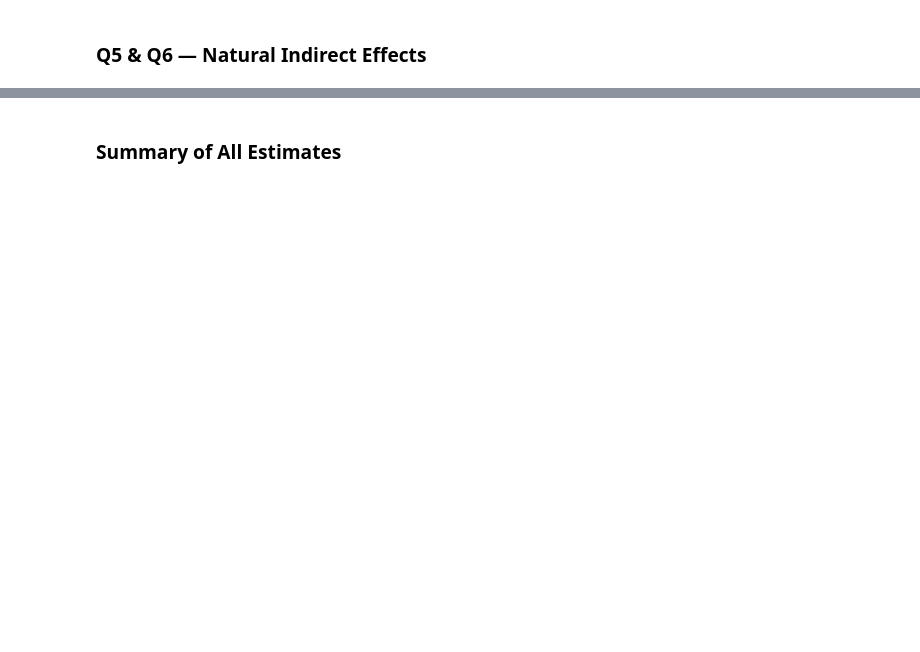
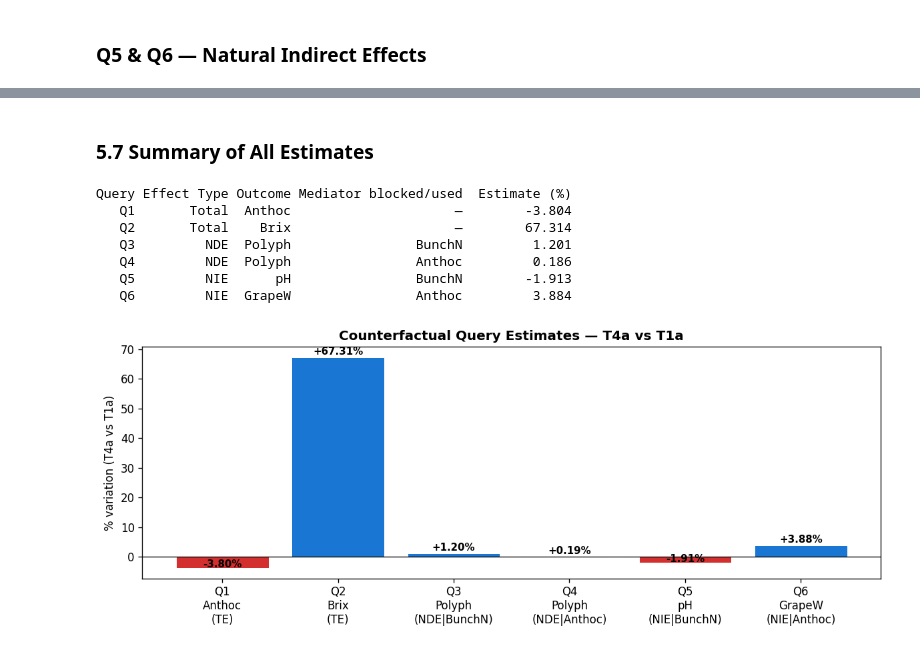
Before and after one commit to FRA-0023/Causal-Networks, a Jupyter notebook: notebooks/sangiovese_causal_exam.ipynb, the cells around one changed output, grey strips where cells are left out. Cells and saved outputs as stored; diff of their text form; code cells hidden in the pictures; blank space fills up the shorter version.

```diff
--- a/notebooks/sangiovese_causal_exam.ipynb
+++ b/notebooks/sangiovese_causal_exam.ipynb
@@ -524,37 +542,42 @@ print(f"  This indirect component {'increases' if Q6>0 else 'decreases'} GrapeW
 # %% [markdown]
-### Summary of All Estimates
+### 5.7 Summary of All Estimates
 # %%
-summary = {
-    "Query": ["Q1", "Q2", "Q3", "Q4", "Q5", "Q6"],
-    "Effect Type": [
-        "Total Effect", "Total Effect",
-        "Natural Direct Effect", "Natural Direct Effect",
-        "Natural Indirect Effect", "Natural Indirect Effect"
-    ],
-    "Outcome": ["Anthoc", "Brix", "Polyph (block BunchN)",
-                 "Polyph (block Anthoc)", "pH (via BunchN)", "GrapeW (via Anthoc)"],
-    "Estimate (% variation)": [Q1, Q2, Q3, Q4, Q5, Q6]
+results = {
+    "Query": ["Q1","Q2","Q3","Q4","Q5","Q6"],
+    "Effect Type": ["Total","Total","NDE","NDE","NIE","NIE"],
+    "Outcome": ["Anthoc","Brix","Polyph","Polyph","pH","GrapeW"],
+    "Mediator blocked/used": ["—","—","BunchN","Anthoc","BunchN","Anthoc"],
+    "Estimate (%)": [round(Q1,3), round(Q2,3), round(Q3,3),
+                     round(Q4,3), round(Q5,3), round(Q6,3)]
 }
-df_summary = pd.DataFrame(summary)
-df_summary["Estimate (% variation)"] = df_summary["Estimate (% variation)"].round(3)
-print(df_summary.to_string(index=False))
+df_res = pd.DataFrame(results)
+print(df_res.to_string(index=False))
 
 # Bar chart
 fig, ax = plt.subplots(figsize=(10, 4))
-colors = ["#2196F3" if v >= 0 else "#F44336" for v in [Q1,Q2,Q3,Q4,Q5,Q6]]
-labels = ["Q1\nAnthoc\n(TE)", "Q2\nBrix\n(TE)",
-          "Q3\nPolyph\n(NDE|BunchN)", "Q4\nPolyph\n(NDE|Anthoc)",
-          "Q5\npH\n(NIE|BunchN)", "Q6\nGrapeW\n(NIE|Anthoc)"]
-bars = ax.bar(labels, [Q1,Q2,Q3,Q4,Q5,Q6], color=colors, edgecolor="white", linewidth=0.5)
+vals  = [Q1, Q2, Q3, Q4, Q5, Q6]
+xlabs = ["Q1\nAnthoc\n(TE)", "Q2\nBrix\n(TE)",
+         "Q3\nPolyph\n(NDE|BunchN)", "Q4\nPolyph\n(NDE|Anthoc)",
+         "Q5\npH\n(NIE|BunchN)", "Q6\nGrapeW\n(NIE|Anthoc)"]
+colors = ["#1976D2" if v >= 0 else "#D32F2F" for v in vals]
+bars = ax.bar(xlabs, vals, color=colors, edgecolor="white", linewidth=0.6)
 ax.axhline(0, color="black", linewidth=0.8)
 ax.set_ylabel("% variation (T4a vs T1a)")
 ax.set_title("Counterfactual Query Estimates — T4a vs T1a", fontweight="bold")
-for bar, val in zip(bars, [Q1,Q2,Q3,Q4,Q5,Q6]):
-    ax.text(bar.get_x() + bar.get_width()/2,
-            bar.get_height() + (0.3 if val >= 0 else -0.6),
+for bar, val in zip(bars, vals):
+    offset = 0.15 if val >= 0 else -0.45
+    ax.text(bar.get_x() + bar.get_width()/2, bar.get_height() + offset,
             f"{val:+.2f}%", ha="center", va="bottom", fontsize=9, fontweight="bold")
-plt.tight_layout()
-plt.show()
+plt.tight_layout(); plt.show()
+# %% [output]
+Query Effect Type Outcome Mediator blocked/used  Estimate (%)
+   Q1       Total  Anthoc                     —        -3.804
+   Q2       Total    Brix                     —        67.314
+   Q3         NDE  Polyph                BunchN         1.201
+   Q4         NDE  Polyph                Anthoc         0.186
+   Q5         NIE      pH                BunchN        -1.913
+   Q6         NIE  GrapeW                Anthoc         3.884
+[figure, added]
 # %% [markdown]
 ---
 ## 6 · Oenological Interpretation of Results
```
Also changed, not shown: parts of 40 cells of this notebook.
